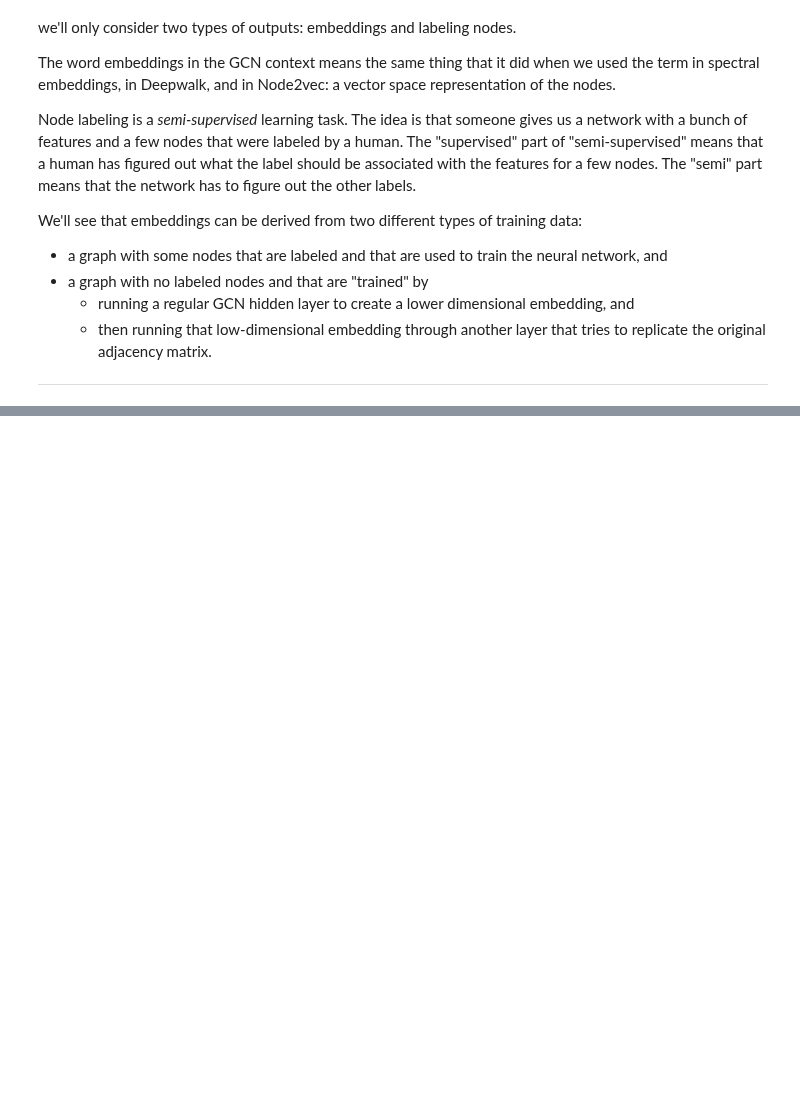
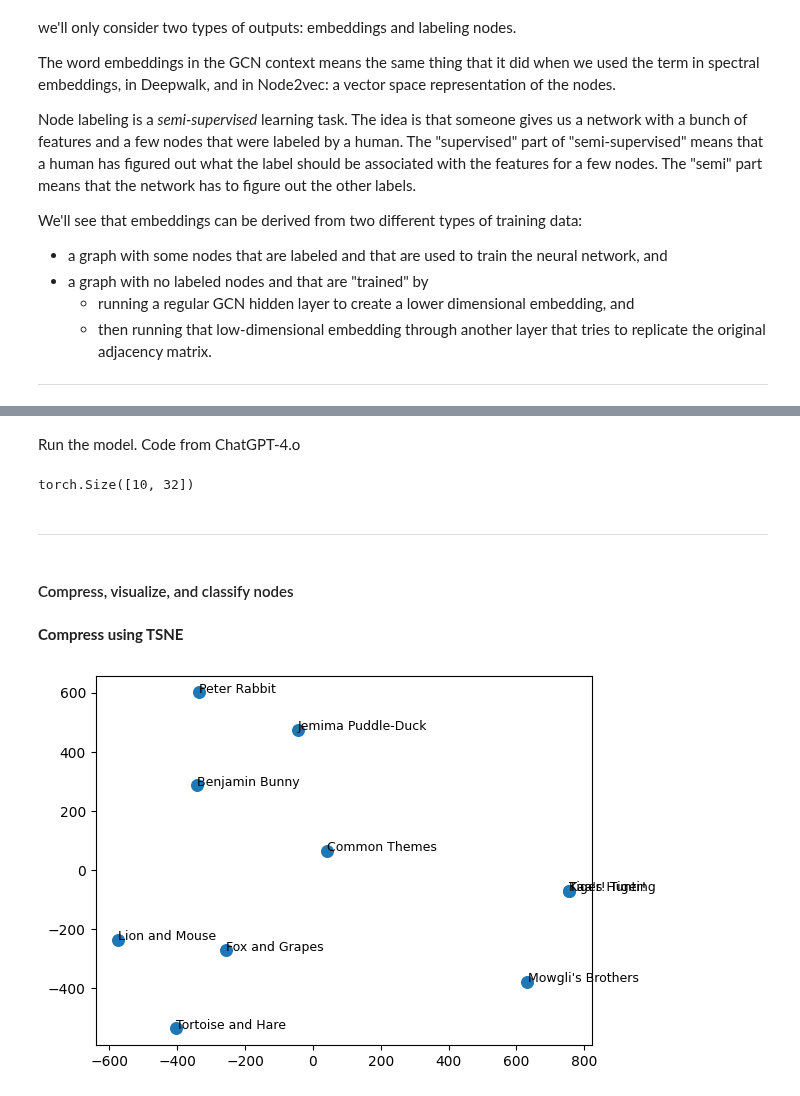
Before and after one commit to MichaelAGoodrich/cs575-homework-1-fall-2025, a Jupyter notebook: src/in_class_exercises/graph neural networks/GCN_overview.ipynb, the cells around one changed output, grey strips where cells are left out. Drawn from its saved outputs; the diff is of its cells as text; code cells hidden in the pictures; blank space fills up the shorter version.

Commit message:
Homework on different ways of classifying nodes using GNNs completed

```diff
--- a/src/in_class_exercises/graph neural networks/GCN_overview.ipynb
+++ b/src/in_class_exercises/graph neural networks/GCN_overview.ipynb
@@ -452,0 +578,52 @@ We'll see that embeddings can be derived from two different types of training da
+# %%
+import torch.nn as nn
+import torch.nn.functional as F
+from torch_geometric.nn import GCNConv
+
+class ThreeLayerGCN(nn.Module):
+    def __init__(self, in_channels: int, hidden_channels: int, out_channels: int):
+        super().__init__()
+        self.conv1 = GCNConv(in_channels, hidden_channels)
+        self.conv2 = GCNConv(hidden_channels, hidden_channels)
+        self.conv3 = GCNConv(hidden_channels, out_channels)
+
+    def forward(self, data: Data):
+        x, edge_index = data.x, data.edge_index
+        x = F.relu(self.conv1(x, edge_index))
+        x = F.relu(self.conv2(x, edge_index))
+        x = self.conv3(x, edge_index)
+        return x
+# %% [markdown]
+Run the model. Code from ChatGPT-4.o
+# %%
+in_dim = data.x.shape[1]        # e.g. 384 for MiniLM
+hidden_dim = 64
+out_dim = 32                    # final embedding size for nodes
+
+model = ThreeLayerGCN(in_dim, hidden_dim, out_dim)
+
+# Forward pass
+with torch.no_grad():
+    node_embeddings = model(data)  # Shape: [10, 32]
+    print(node_embeddings.shape)
+# %% [output]
+torch.Size([10, 32])
+# %% [markdown]
+---
+# %% [markdown]
+#### Compress, visualize, and classify nodes
+# %% [markdown]
+**Compress using TSNE**
+# %%
+import matplotlib.pyplot as plt
+from sklearn.manifold import TSNE
+def visualize(Z, node_map):
+    z = TSNE(n_components=2, perplexity = 5).fit_transform(Z)
+    _ = plt.scatter(z[:, 0], z[:, 1], s=70)
+    for i, (x, y) in enumerate(z):
+        label = node_map.get(i, str(i))  # fallback to node number if not in map
+        plt.text(x + 0.5, y, label, fontsize=9)
+
+visualize(node_embeddings, node_map)
+# %% [output]
+[figure, added]
```
Also changed, not shown: parts of 19 cells of this notebook, 10 other files.
